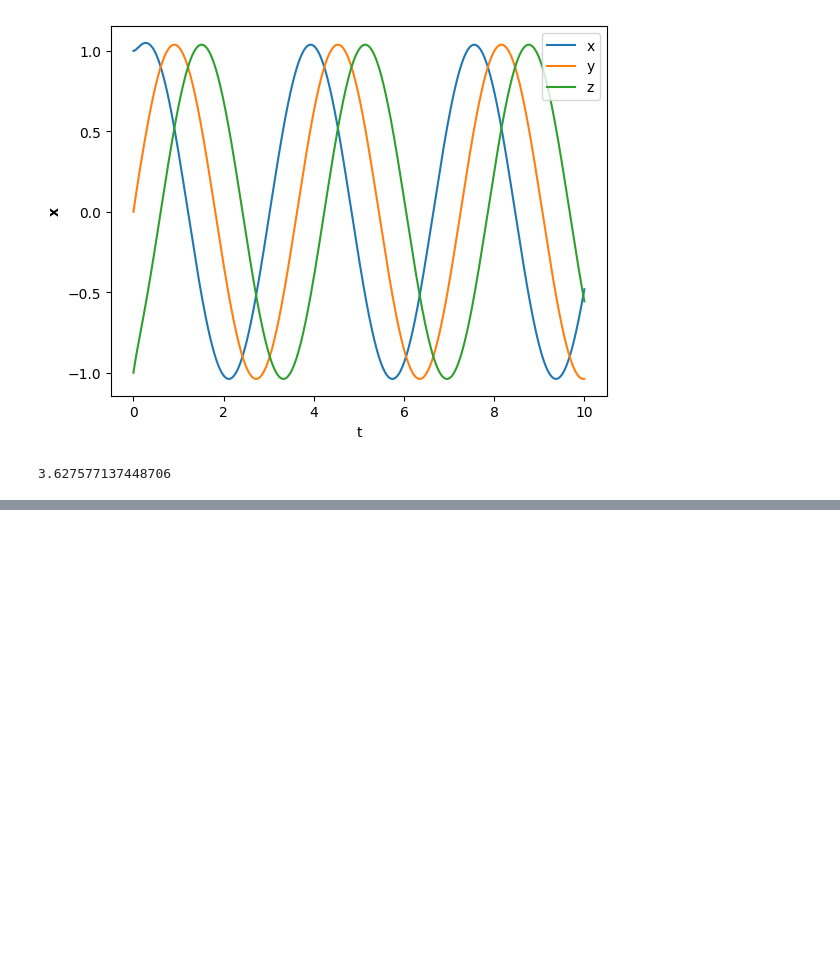
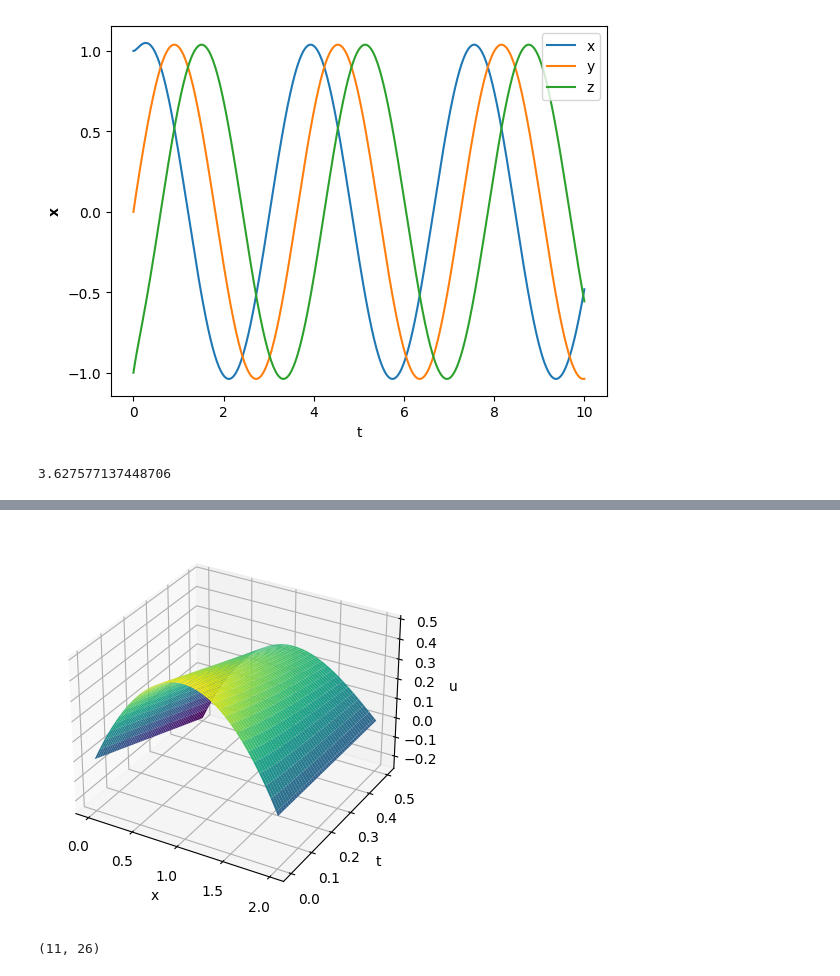
Before and after one commit to barnander/Numerical-Tools-for-Dynamical-Systems, a Jupyter notebook: Coursework.ipynb, the cells around one changed output, grey strips where cells are left out. Saved outputs shown, nothing was run; the diff lists cells and outputs as text; code cells hidden in the pictures; blank space fills up the shorter version.

```diff
--- a/Coursework.ipynb
+++ b/Coursework.ipynb
@@ -164,0 +299,15 @@ plt.plot(ps[0,:],xs[0,:])
+# %%
+fig = plt.figure()
+ax = fig.add_subplot(111, projection='3d')
+X, T_impl = np.meshgrid(x, t_implicit)
+ax.plot_surface(X, T_impl, u_implicit.T, cmap='viridis')
+ax.set_xlabel('x')
+ax.set_ylabel('t')
+ax.set_zlabel('u')
+plt.show()
+# %% [output]
+[figure, added]
+# %%
+u_explicit.shape
+# %% [output]
+(11, 26)
```
Also changed, not shown: parts of 12 cells of this notebook, 2 other files.
